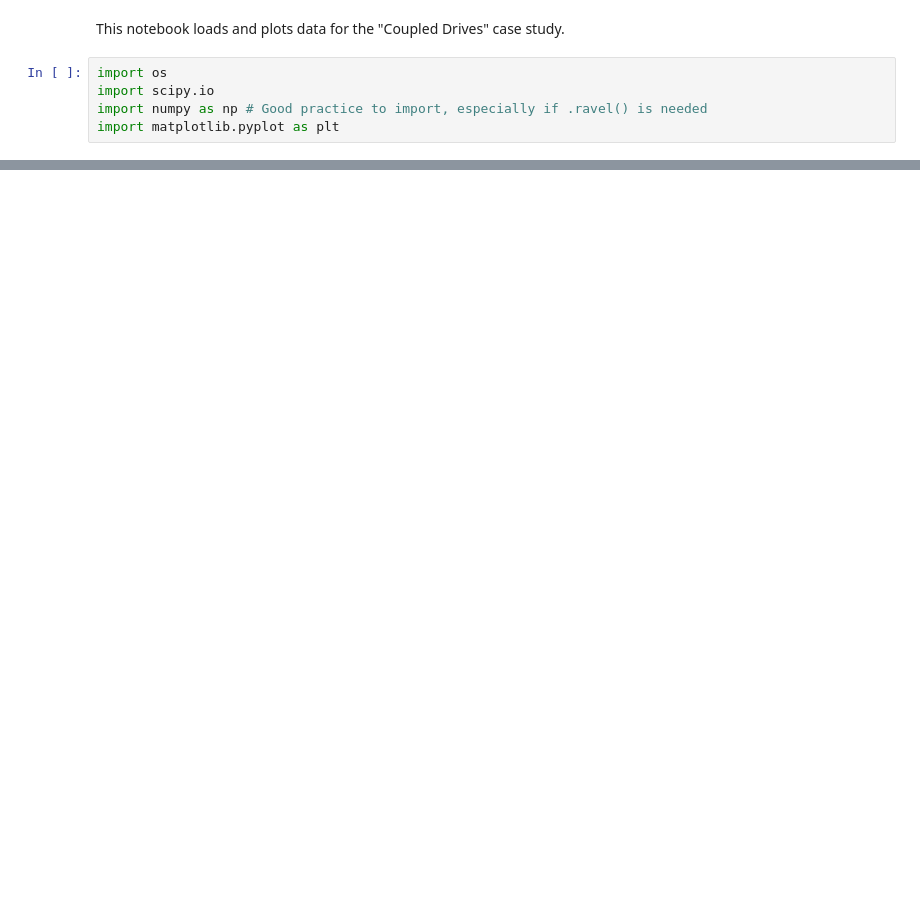
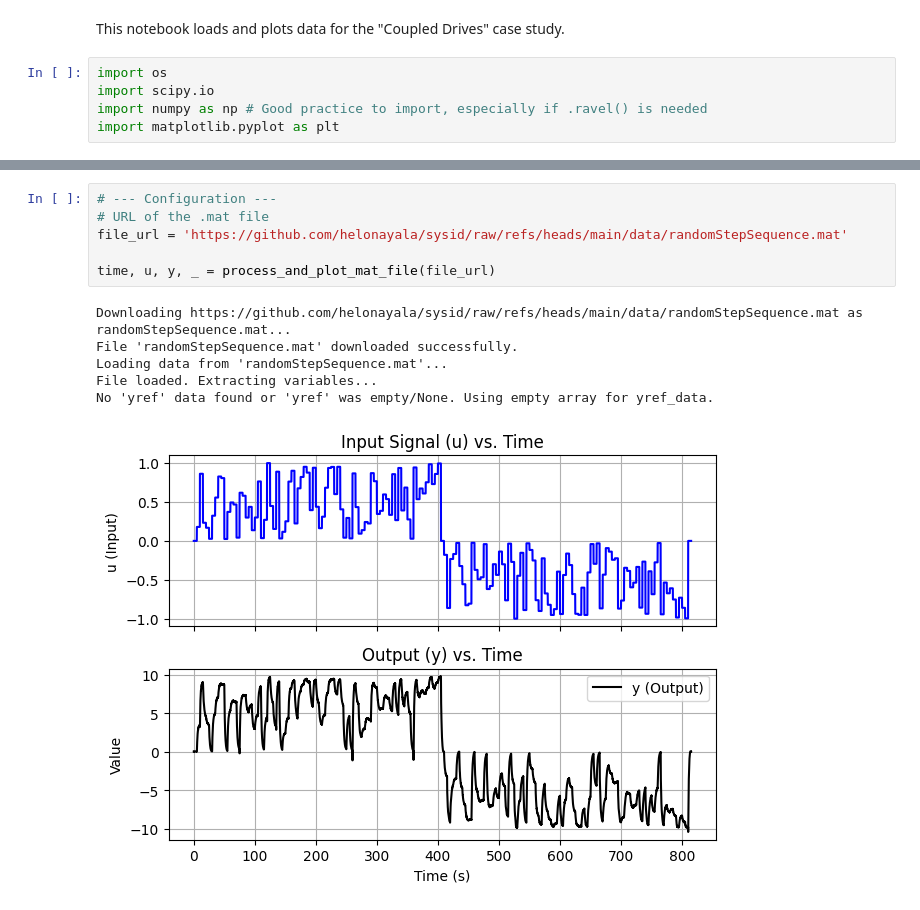
Before and after one commit to helonayala/sysid, a Jupyter notebook: case_studies.ipynb, the cells around one changed output, grey strips where cells are left out. Drawn from its saved outputs; the diff is of its cells as text; blank space fills up the shorter version.

```diff
--- a/case_studies.ipynb
+++ b/case_studies.ipynb
@@ -113,0 +113,13 @@ Data extracted successfully.
+# %%
+# --- Configuration ---
+# URL of the .mat file
+file_url = 'https://github.com/helonayala/sysid/raw/refs/heads/main/data/randomStepSequence.mat'
+
+time, u, y, _ = process_and_plot_mat_file(file_url)
+# %% [output]
+Downloading https://github.com/helonayala/sysid/raw/refs/heads/main/data/randomStepSequence.mat as randomStepSequence.mat...
+File 'randomStepSequence.mat' downloaded successfully.
+Loading data from 'randomStepSequence.mat'...
+File loaded. Extracting variables...
+No 'yref' data found or 'yref' was empty/None. Using empty array for yref_data.
+[figure, added]
```
Also changed, not shown: parts of 4 cells of this notebook.
